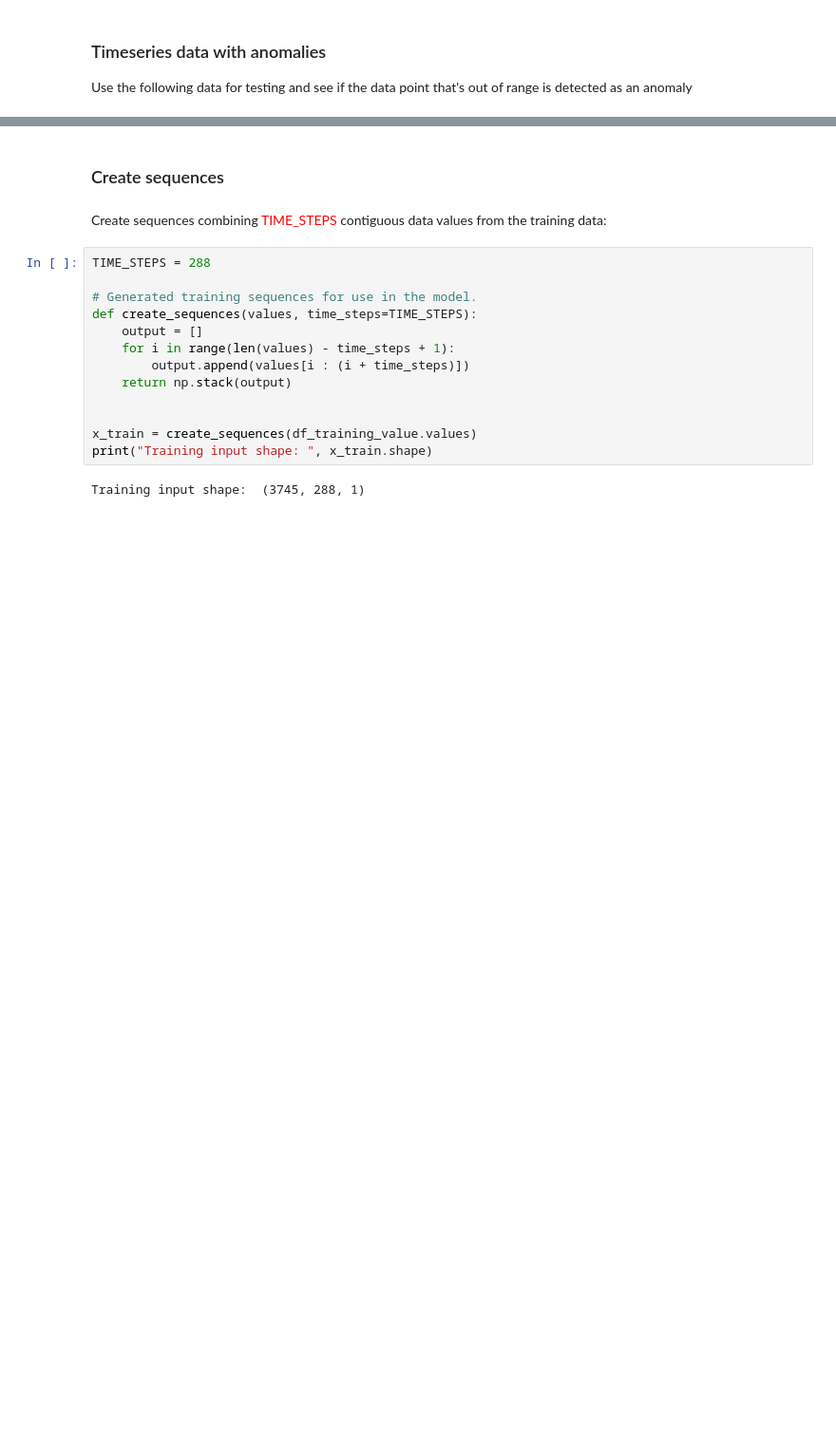
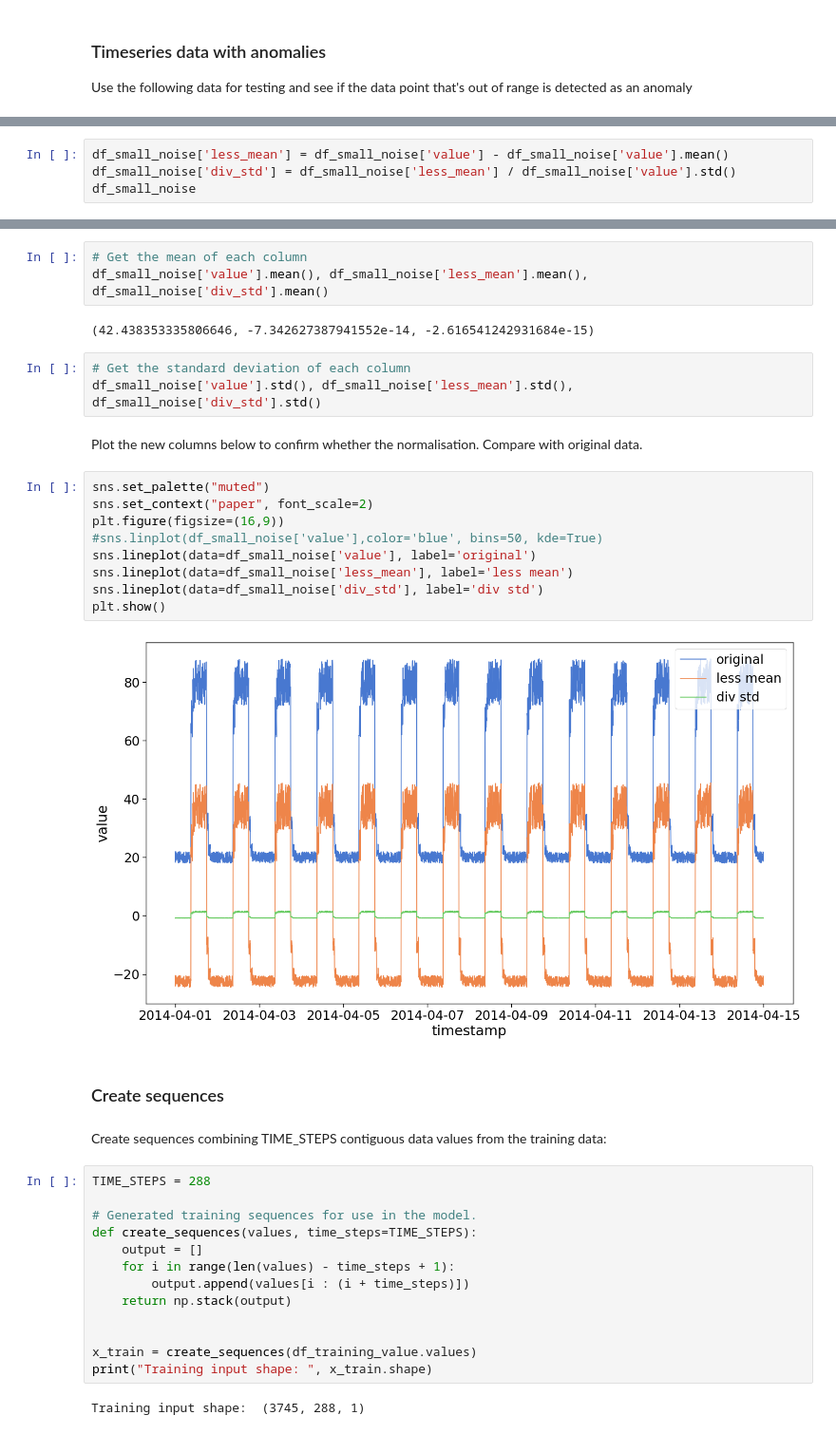
Before and after one commit to fabiofabrizi/ML-and-Stats-Portfolio, a Jupyter notebook: project/Keras Project.ipynb, the cells around one changed output, grey strips where cells are left out. Shown at 95% size. Saved outputs shown, nothing was run; the diff lists cells and outputs as text; blank space fills up the shorter version.

Commit message:
Plotted all three columns against each other using seaborn

```diff
--- a/project/Keras Project.ipynb
+++ b/project/Keras Project.ipynb
@@ -256,0 +274,4 @@ Number of training samples: 4032
+# %%
+df_small_noise['less_mean'] = df_small_noise['value'] - df_small_noise['value'].mean()
+df_small_noise['div_std'] = df_small_noise['less_mean'] / df_small_noise['value'].std()
+df_small_noise
@@ -257,7 +293,28 @@ Number of training samples: 4032
+# %%
+# Get the mean of each column
+df_small_noise['value'].mean(), df_small_noise['less_mean'].mean(), df_small_noise['div_std'].mean()
+# %% [output]
+(42.438353335806646, -7.342627387941552e-14, -2.616541242931684e-15)
+# %%
+# Get the standard deviation of each column
+df_small_noise['value'].std(), df_small_noise['less_mean'].std(), df_small_noise['div_std'].std()
+# %% [markdown]
+Plot the new columns below to confirm whether the normalisation. Compare with original data.
+# %%
+sns.set_palette("muted")
+sns.set_context("paper", font_scale=2)
+plt.figure(figsize=(16,9))
+#sns.linplot(df_small_noise['value'],color='blue', bins=50, kde=True)
+sns.lineplot(data=df_small_noise['value'], label='original')
+sns.lineplot(data=df_small_noise['less_mean'], label='less mean')
+sns.lineplot(data=df_small_noise['div_std'], label='div std')
+plt.show()
+# %% [output]
+[figure, added]
 # %% [markdown]
 ### Create sequences
 # %% [markdown]
-Create sequences combining <span style="color:red">TIME_STEPS</span> contiguous data values from the training data:
+Create sequences combining TIME_STEPS contiguous data values from the training data:
 # %%
 TIME_STEPS = 288
 
```
Also changed, not shown: parts of 30 cells of this notebook.
